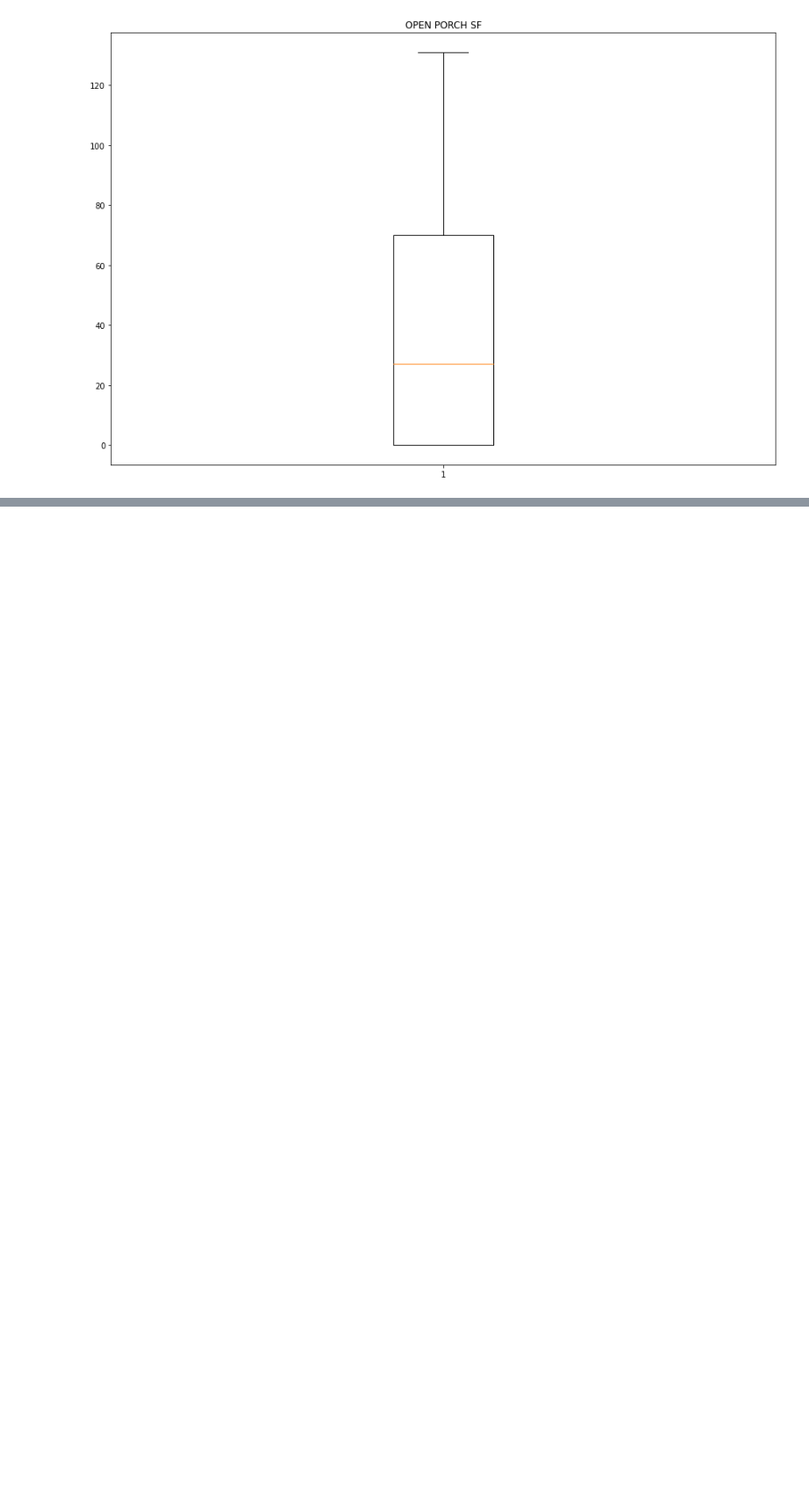
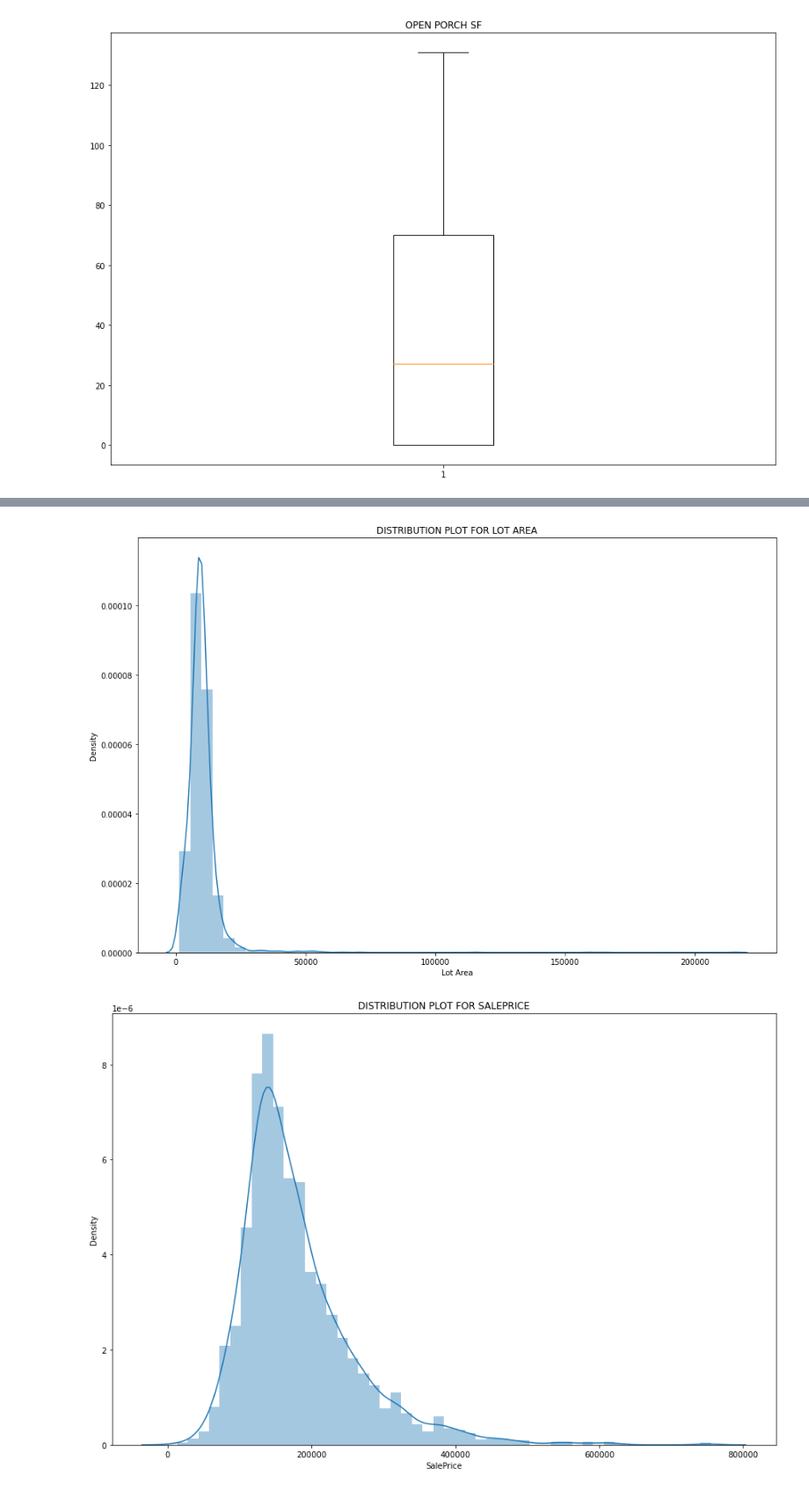
Before and after one commit to Jeremykibiru/Advanced-ML, a Jupyter notebook: project.ipynb, the cells around one changed output, grey strips where cells are left out. Shown at 88% size. Cells and saved outputs as stored; diff of their text form; code cells hidden in the pictures; blank space fills up the shorter version.

```diff
--- a/project.ipynb
+++ b/project.ipynb
@@ -247,0 +245,9 @@ data[["PID","Order"]]
+# %%
+numeric_df2 = numerical_data.iloc[:,2:]
+# %%
+skew_dict = {"column":[],"skew_val":[]}
+for col in numeric_df2.columns:
+    if ((col != 'Year Built')&(col!='Year Remod/Add')&(col!='Yr Sold')):
+        skew_dict["column"].append(col)
+        skew_dict["skew_val"].append(skew(numeric_df2[col].dropna()))
+skew_df = pd.DataFrame(skew_dict)
@@ -247,0 +275,9 @@ data[["PID","Order"]]
+# %%
+for col in numeric_df2[["Lot Area", "SalePrice"]]:
+        plt.figure(figsize=(15,10))
+        sns.distplot(numeric_df2[col])
+        plt.title("DISTRIBUTION PLOT FOR "+col.upper())
+        plt.show()
+# %% [output]
+[figure, added]
+[figure, added]
```
Also changed, not shown: parts of 24 cells of this notebook.
